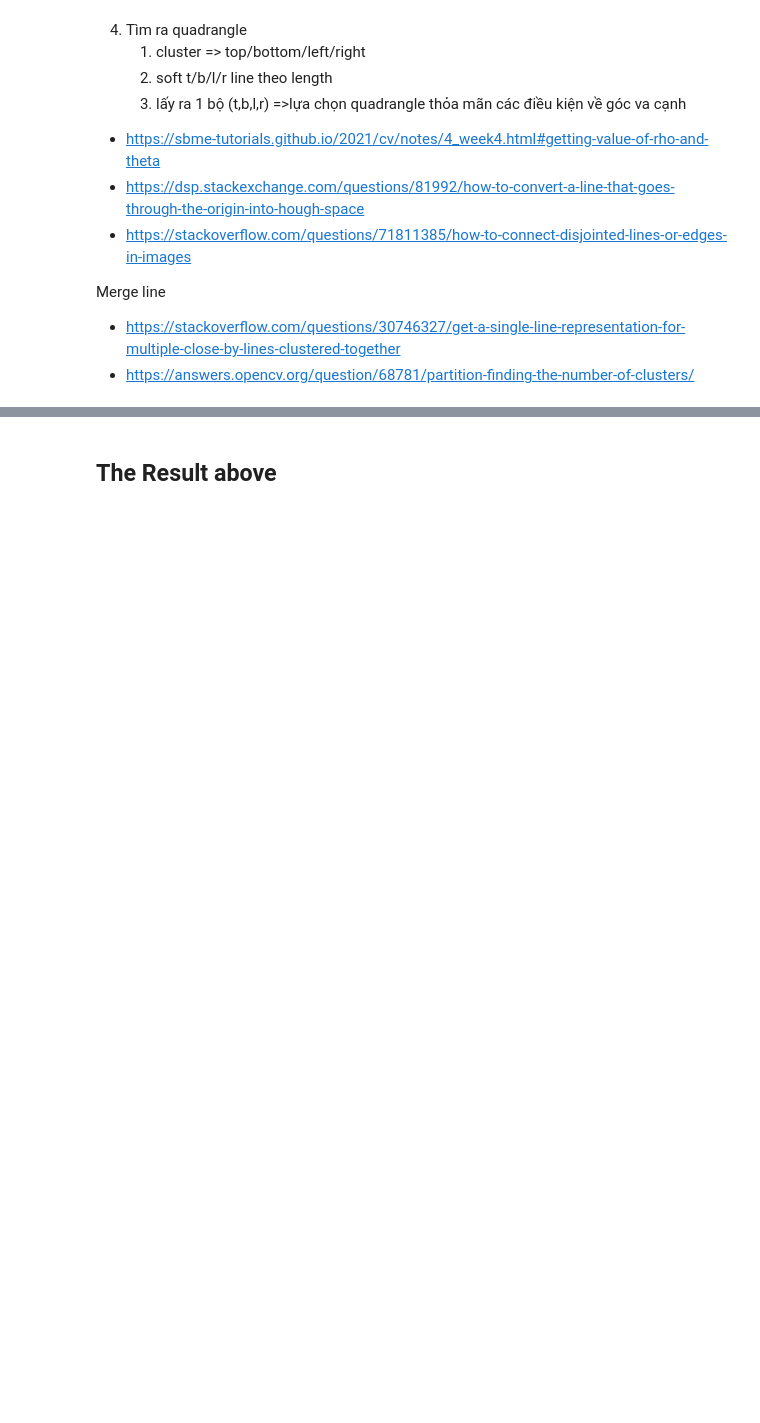
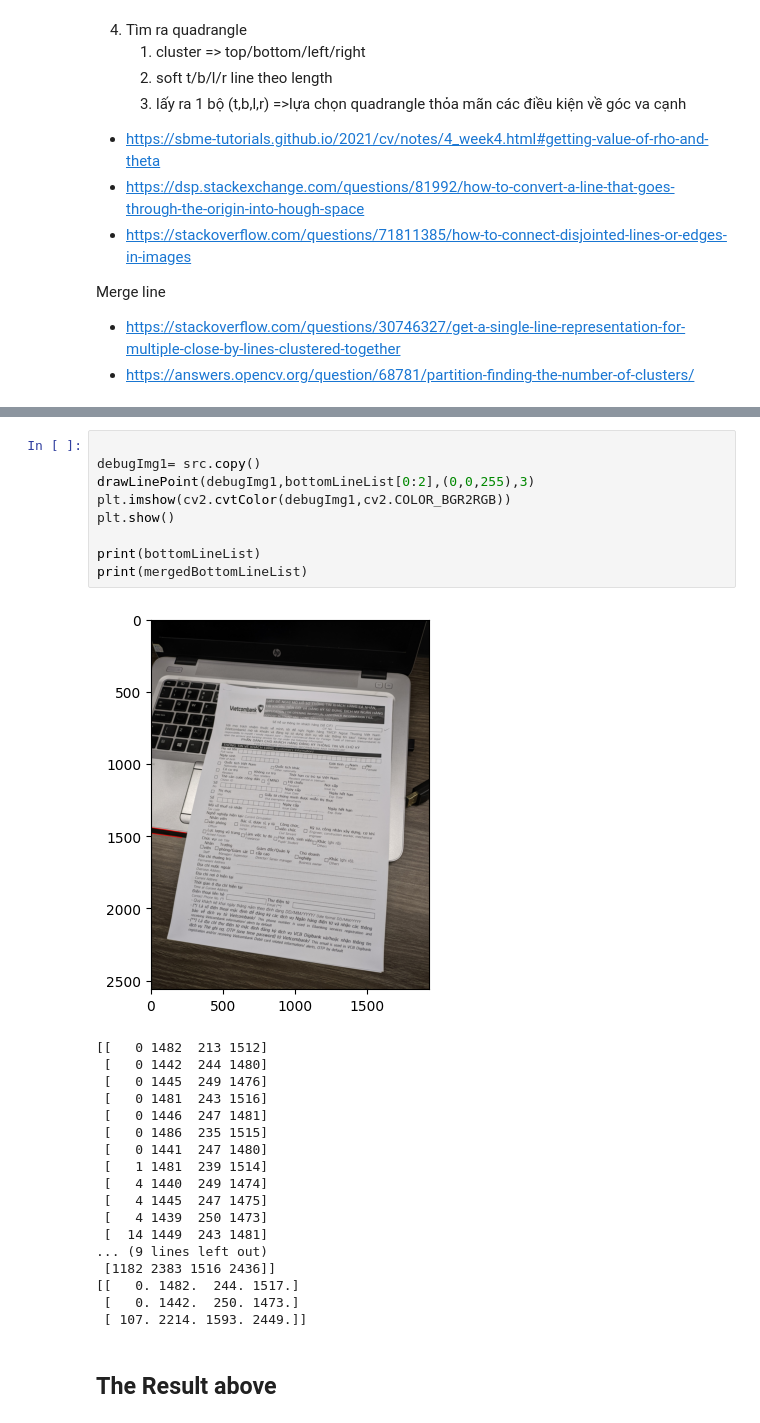
Before and after one commit to dqhuy/kuka-py, a Jupyter notebook: kuka.lab/kuka-perspective-doc.ipynb, the cells around one changed output, grey strips where cells are left out. Drawn from its saved outputs; the diff is of its cells as text; blank space fills up the shorter version.

```diff
--- a/kuka.lab/kuka-perspective-doc.ipynb
+++ b/kuka.lab/kuka-perspective-doc.ipynb
@@ -549,2 +304,30 @@ Can not crop document
+# %%
+
+debugImg1= src.copy()
+drawLinePoint(debugImg1,bottomLineList[0:2],(0,0,255),3)
+plt.imshow(cv2.cvtColor(debugImg1,cv2.COLOR_BGR2RGB))
+plt.show()
+
+print(bottomLineList)
+print(mergedBottomLineList)
+# %% [output]
+[figure, added]
+[[   0 1482  213 1512]
+ [   0 1442  244 1480]
+ [   0 1445  249 1476]
+ [   0 1481  243 1516]
+ [   0 1446  247 1481]
+ [   0 1486  235 1515]
+ [   0 1441  247 1480]
+ [   1 1481  239 1514]
+ [   4 1440  249 1474]
+ [   4 1445  247 1475]
+ [   4 1439  250 1473]
+ [  14 1449  243 1481]
+... (9 lines left out)
+ [1182 2383 1516 2436]]
+[[   0. 1482.  244. 1517.]
+ [   0. 1442.  250. 1473.]
+ [ 107. 2214. 1593. 2449.]]
 # %% [markdown]
 ## The Result above
```
Also changed, not shown: parts of 11 cells of this notebook, 3 other files.
